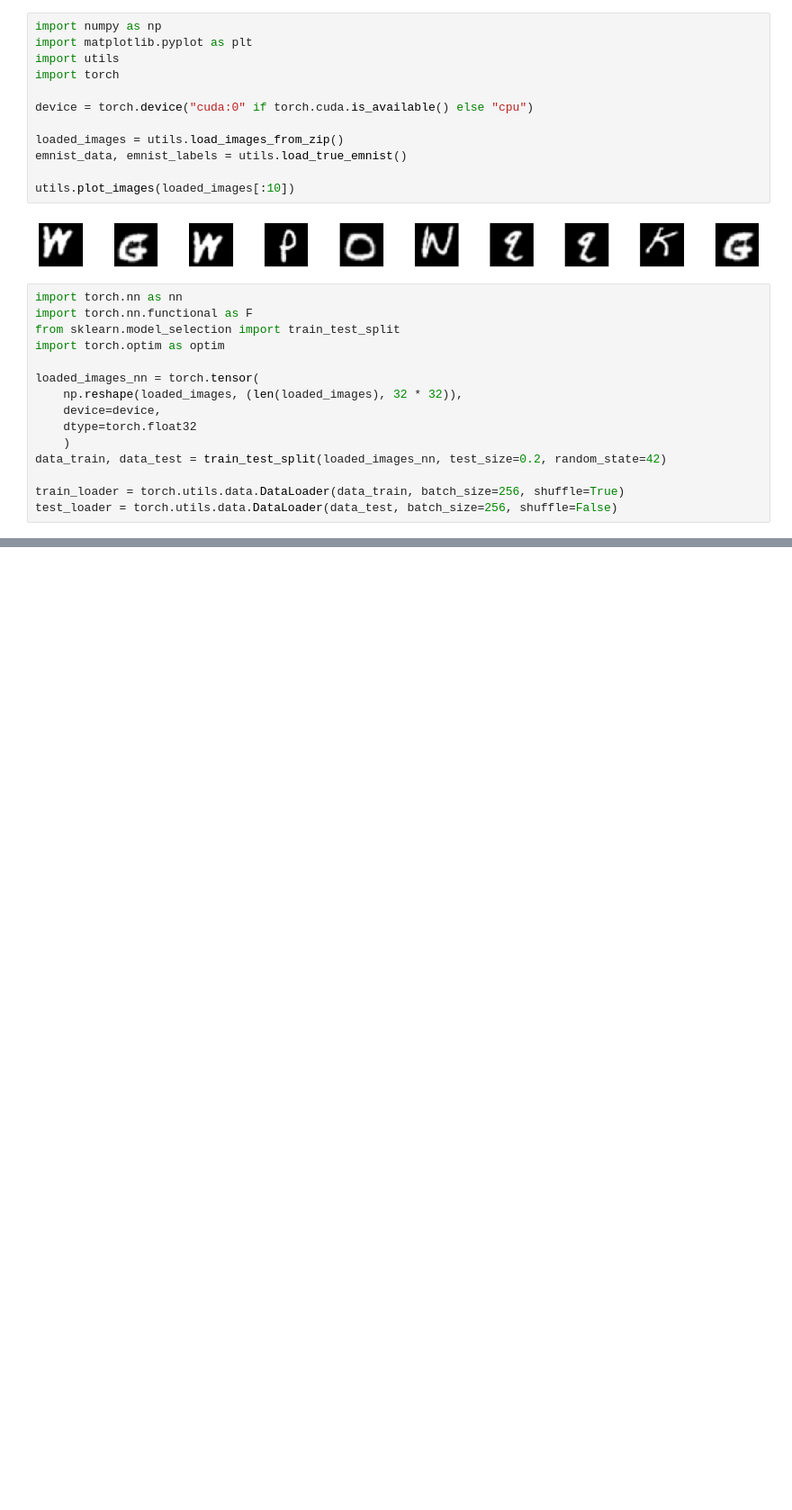
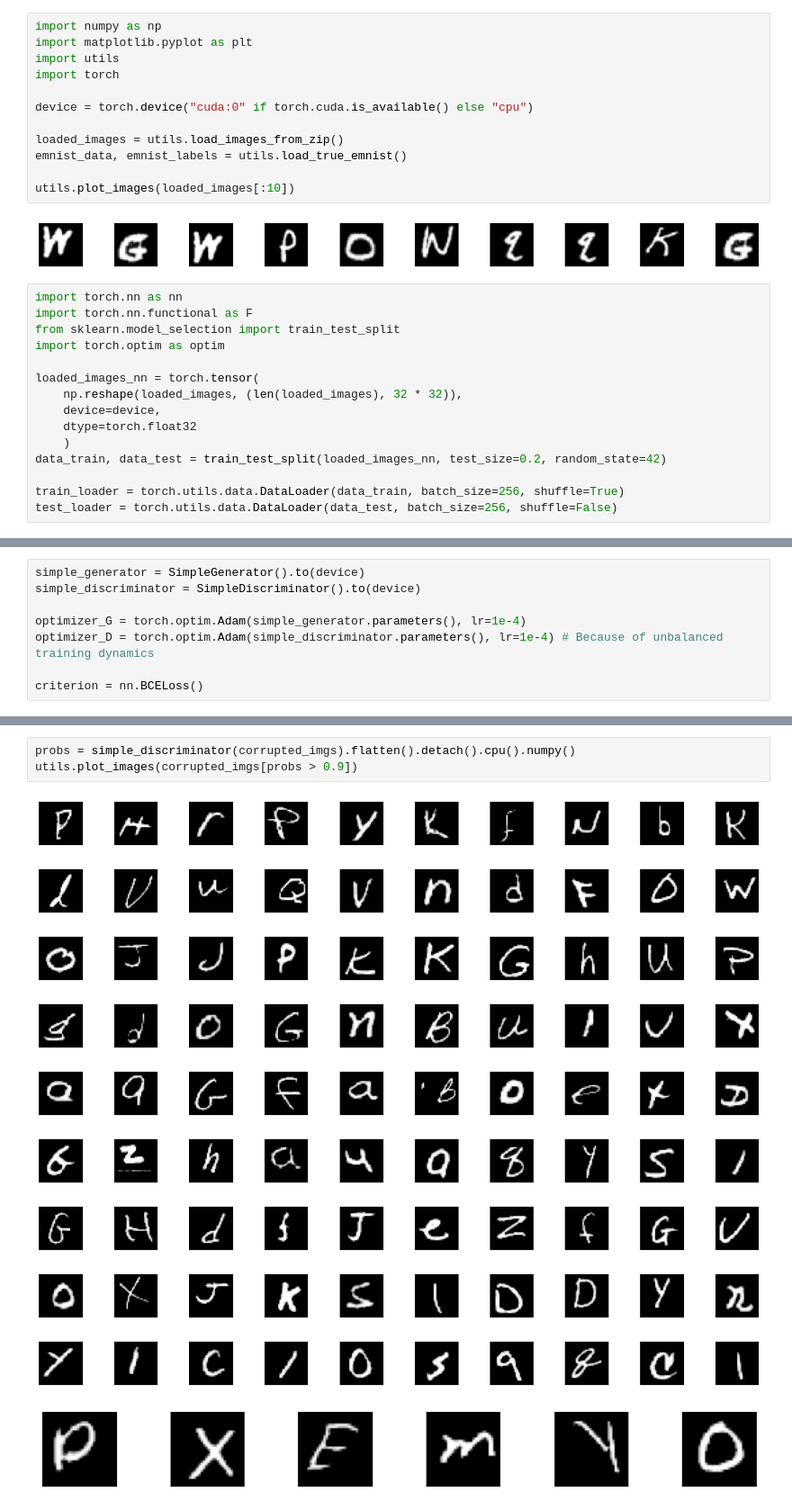
Before and after one commit to CharlesDc9/Denoising_EMNIST, a Jupyter notebook: GAN.ipynb, the cells around one changed output, grey strips where cells are left out. Shown at 90% size. Saved outputs shown, nothing was run; the diff lists cells and outputs as text; blank space fills up the shorter version.

```diff
--- a/GAN.ipynb
+++ b/GAN.ipynb
@@ -46,0 +105,8 @@ ModuleNotFoundError: No module named 'torchvision'
+# %%
+simple_generator = SimpleGenerator().to(device)
+simple_discriminator = SimpleDiscriminator().to(device)
+
+optimizer_G = torch.optim.Adam(simple_generator.parameters(), lr=1e-4)
+optimizer_D = torch.optim.Adam(simple_discriminator.parameters(), lr=1e-4) # Because of unbalanced training dynamics
+
+criterion = nn.BCELoss()
@@ -46,0 +180,14 @@ ModuleNotFoundError: No module named 'torchvision'
+# %%
+probs = simple_discriminator(corrupted_imgs).flatten().detach().cpu().numpy()
+utils.plot_images(corrupted_imgs[probs > 0.9])
+# %% [output]
+[figure, added]
+[figure, added]
+[figure, added]
+[figure, added]
+[figure, added]
+[figure, added]
+[figure, added]
+[figure, added]
+[figure, added]
+[figure, added]
```
Also changed, not shown: parts of 16 cells of this notebook, 3 other files.
